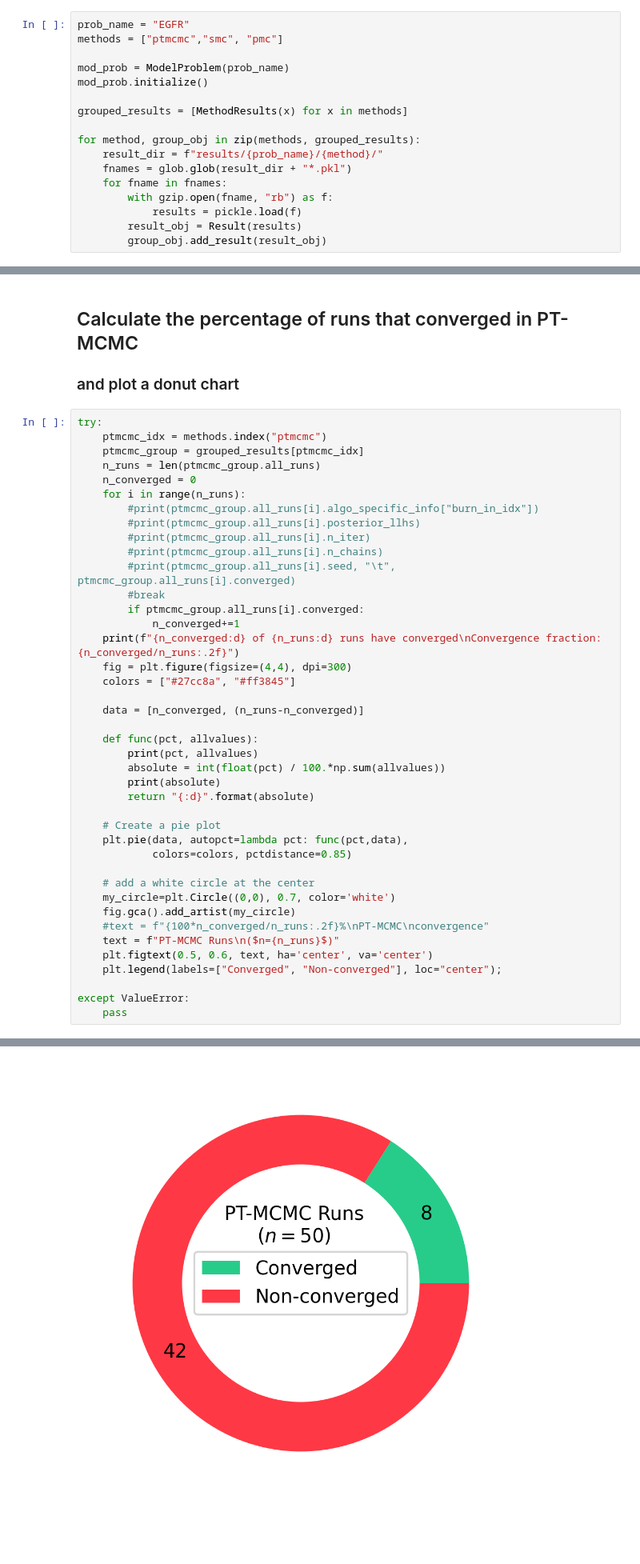
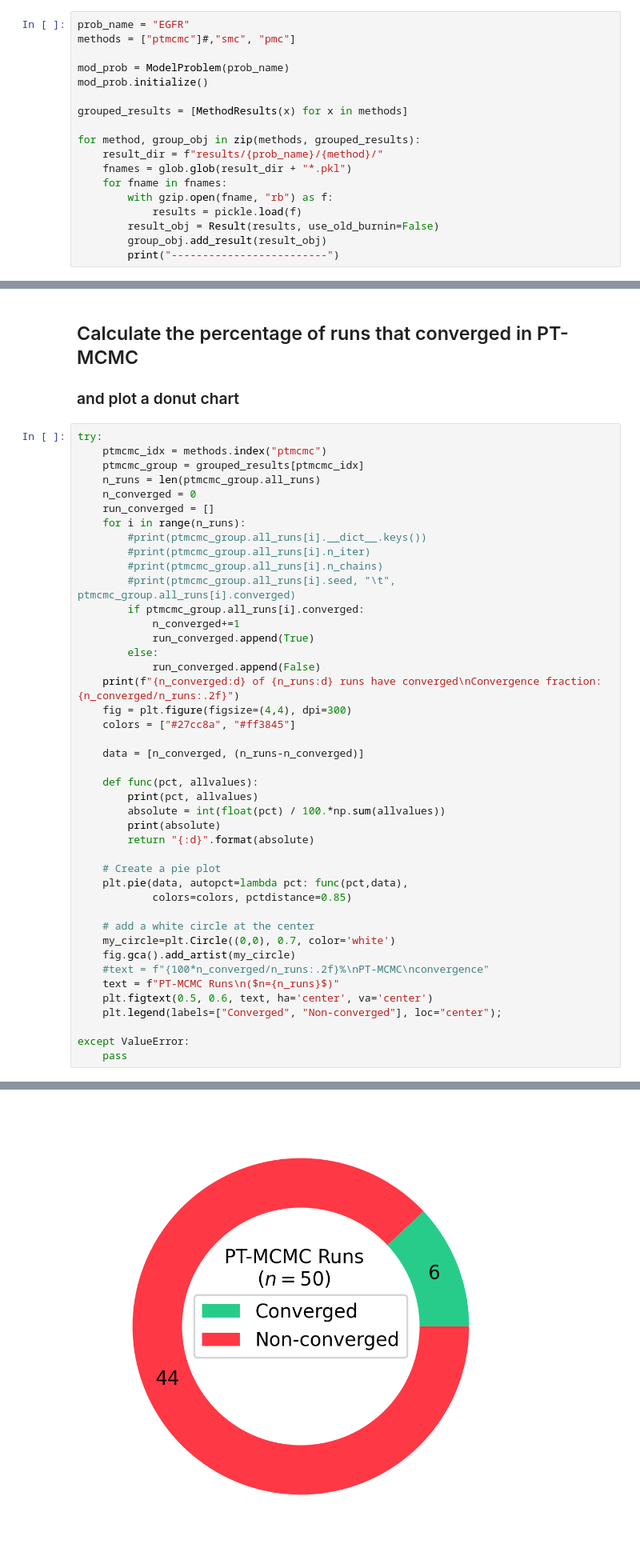
Before and after one commit to LarkinIt/AMICI-BayesianBenchmark, a Jupyter notebook: compare_methods.ipynb, the cells around one changed output, grey strips where cells are left out. Shown: that part at 80% size. Cells and saved outputs as stored; diff of their text form; blank space fills up the shorter version.

```diff
--- a/compare_methods.ipynb
+++ b/compare_methods.ipynb
@@ -13,7 +13,7 @@ from modelproblem import ModelProblem
 from result_classes import Result,MethodResults
 # %%
 prob_name = "EGFR"
-methods = ["ptmcmc","smc", "pmc"]
+methods = ["ptmcmc"]#,"smc", "pmc"]
 
 mod_prob = ModelProblem(prob_name)
 mod_prob.initialize()
@@ -26,5 +26,6 @@ for method, group_obj in zip(methods, grouped_results):
 	for fname in fnames:
 		with gzip.open(fname, "rb") as f:
 			results = pickle.load(f)
-		result_obj = Result(results)
+		result_obj = Result(results, use_old_burnin=False)
 		group_obj.add_result(result_obj)
+		print("-------------------------")
@@ -37,15 +56,17 @@ try:
 	ptmcmc_group = grouped_results[ptmcmc_idx]
 	n_runs = len(ptmcmc_group.all_runs)
 	n_converged = 0
+	run_converged = []
 	for i in range(n_runs):
-		#print(ptmcmc_group.all_runs[i].algo_specific_info["burn_in_idx"])
-		#print(ptmcmc_group.all_runs[i].posterior_llhs)
+		#print(ptmcmc_group.all_runs[i].__dict__.keys())
 		#print(ptmcmc_group.all_runs[i].n_iter)
 		#print(ptmcmc_group.all_runs[i].n_chains)
 		#print(ptmcmc_group.all_runs[i].seed, "\t", ptmcmc_group.all_runs[i].converged)
-		#break
 		if ptmcmc_group.all_runs[i].converged:
 			n_converged+=1
+			run_converged.append(True)
+		else:
+			run_converged.append(False)
 	print(f"{n_converged:d} of {n_runs:d} runs have converged\nConvergence fraction: {n_converged/n_runs:.2f}")
 	fig = plt.figure(figsize=(4,4), dpi=300)
 	colors = ["#27cc8a", "#ff3845"]
@@ -82,4 +103,4 @@ Convergence fraction: 0.16
-[figure, old version]
+[figure, new version]
 # %% [markdown]
 ## Plot the distribution of ALL likelihoods from ALL runs
 # %%
```
Also changed, not shown: parts of 6 cells of this notebook, 1 other file.
